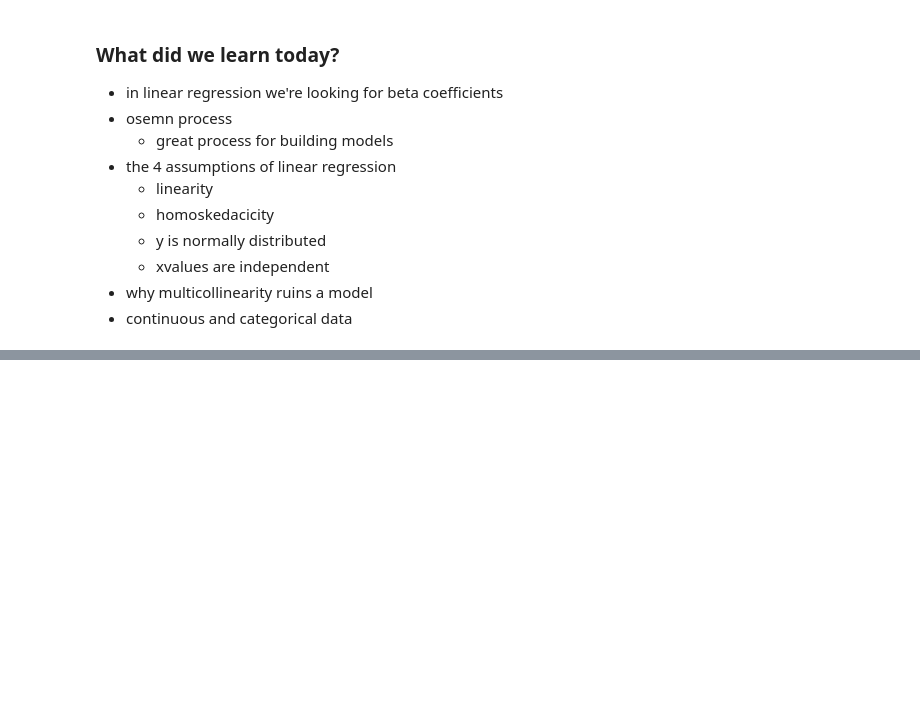
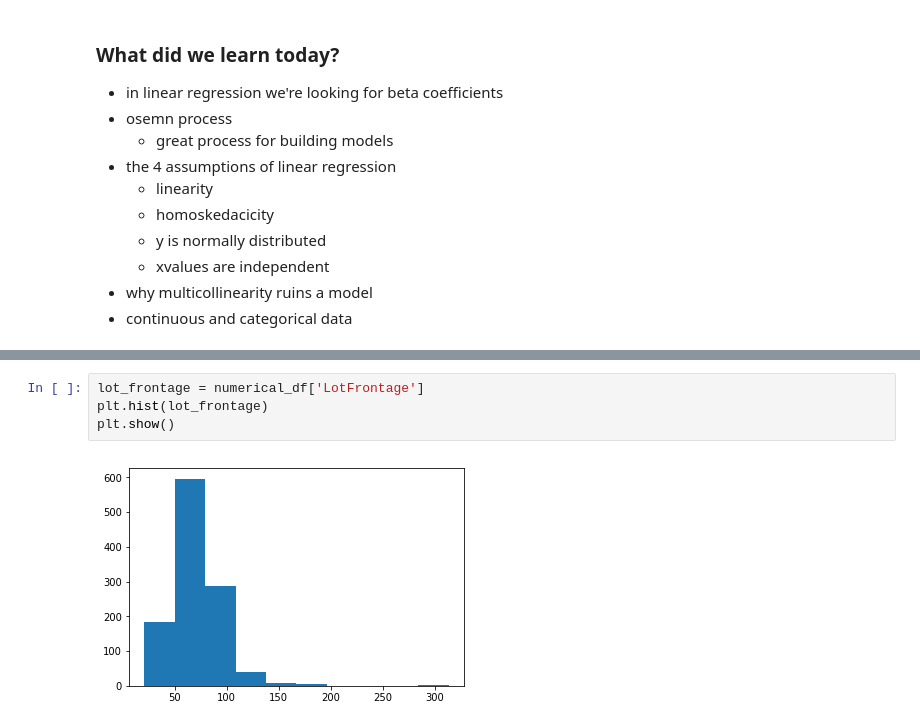
Before and after one commit to erdosn/mod2-sec18-linear-regression, a Jupyter notebook: linear-regression.ipynb, the cells around one changed output, grey strips where cells are left out. Drawn from its saved outputs; the diff is of its cells as text; blank space fills up the shorter version.

```diff
--- a/linear-regression.ipynb
+++ b/linear-regression.ipynb
@@ -257,0 +301,6 @@ scs.shapiro(residuals)
+# %%
+lot_frontage = numerical_df['LotFrontage']
+plt.hist(lot_frontage)
+plt.show()
+# %% [output]
+[figure, added]
```
Also changed, not shown: parts of 41 cells of this notebook, 45 other files.
